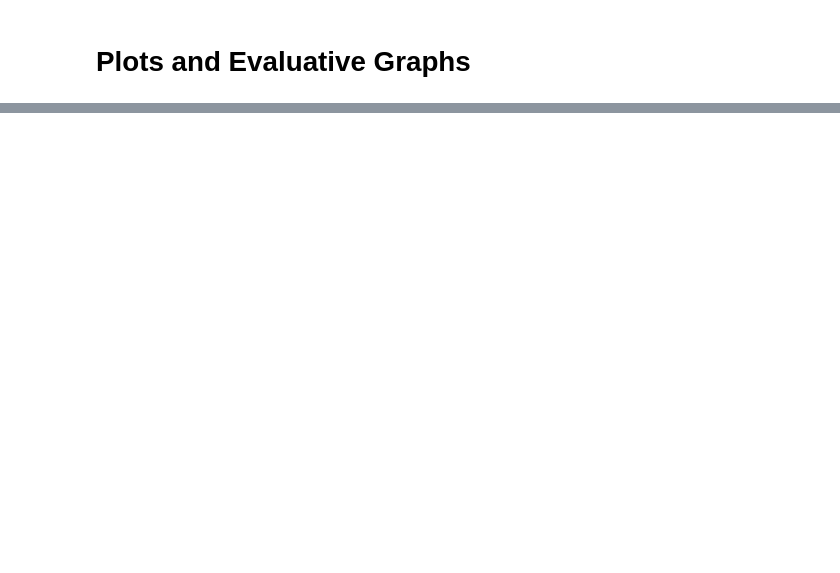
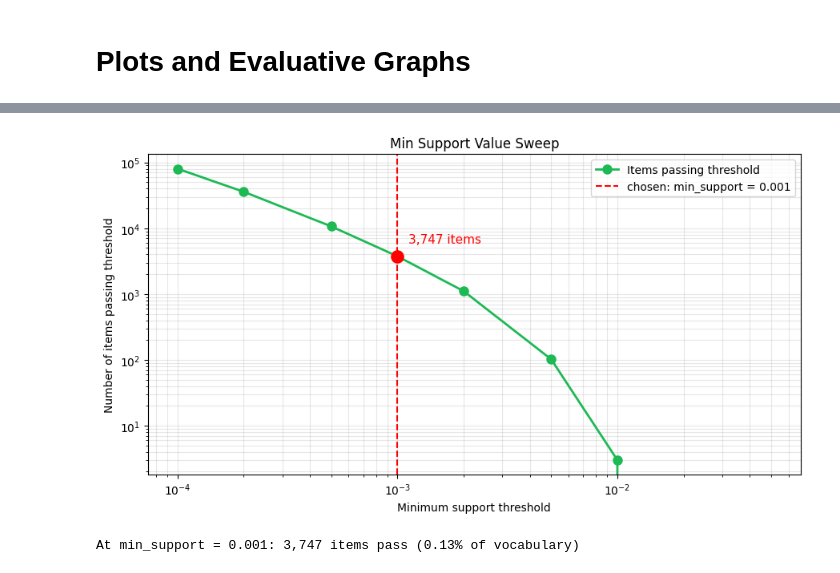
Before and after one commit to AidanDonnelly1/ear-worm, a Jupyter notebook: apriori.ipynb, the cells around one changed output, grey strips where cells are left out. Cells and saved outputs as stored; diff of their text form; code cells hidden in the pictures; blank space fills up the shorter version.

Commit message:
added evaluation graphs and lift graphs

```diff
--- a/apriori.ipynb
+++ b/apriori.ipynb
@@ -311,3 +310,42 @@ built 4,720 splits for evaluation
+# %%
+sweep_supports = [0.0001, 0.0002, 0.0005, 0.001, 0.002, 0.005, 0.01, 0.02, 0.05]
+sweep_counts = [
+    sum(1 for c in song_counts.values() if c / num_trans >= s)
+    for s in sweep_supports
+]
+
+CHOSEN_SUPPORT = 0.001   # match what the notebook actually uses
+chosen_count = sum(1 for c in song_counts.values() if c / num_trans >= CHOSEN_SUPPORT)
+
+fig, ax = plt.subplots(figsize=(9, 5))
+ax.plot(sweep_supports, sweep_counts, 'o-',
+        color='#1DB954', linewidth=2, markersize=8, label='Items passing threshold')
+
+# Mark the chosen threshold
+ax.axvline(CHOSEN_SUPPORT, color='red', linestyle='--', linewidth=1.5,
+           label=f'chosen: min_support = {CHOSEN_SUPPORT}')
+ax.scatter([CHOSEN_SUPPORT], [chosen_count], color='red', s=120, zorder=5)
+ax.annotate(f'{chosen_count:,} items',
+            xy=(CHOSEN_SUPPORT, chosen_count),
+            xytext=(10, 12), textcoords='offset points',
+            fontsize=11, color='red')
+
+ax.set_xscale('log')
+ax.set_yscale('log')   # counts span ~10^2 to ~10^6, log is the only sane y
+ax.set_xlabel('Minimum support threshold')
+ax.set_ylabel('Number of items passing threshold')
+ax.set_title(f'Min Support Value Sweep')
+ax.grid(True, which='both', alpha=0.3)
+ax.legend()
+
+plt.tight_layout()
+plt.show()
+
+print(f"\nAt min_support = {CHOSEN_SUPPORT}: {chosen_count:,} items pass "
+      f"({chosen_count/len(song_counts)*100:.2f}% of vocabulary)")
+# %% [output]
+[figure, added]
+At min_support = 0.001: 3,747 items pass (0.13% of vocabulary)
 # %%
 #now we evaluate each
 def evaluate_plots(splits, recommender_fn, kval = (1,3,5,10,20,50), log_every=5000):
```
Also changed, not shown: parts of 19 cells of this notebook, 1 other file.
